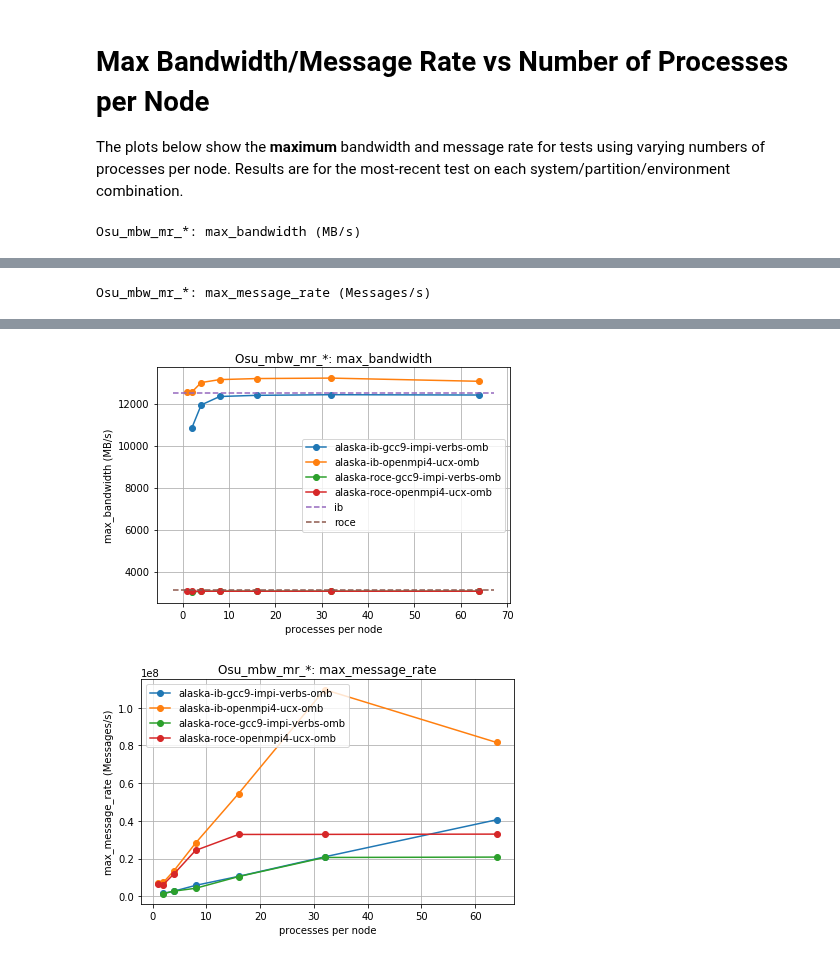
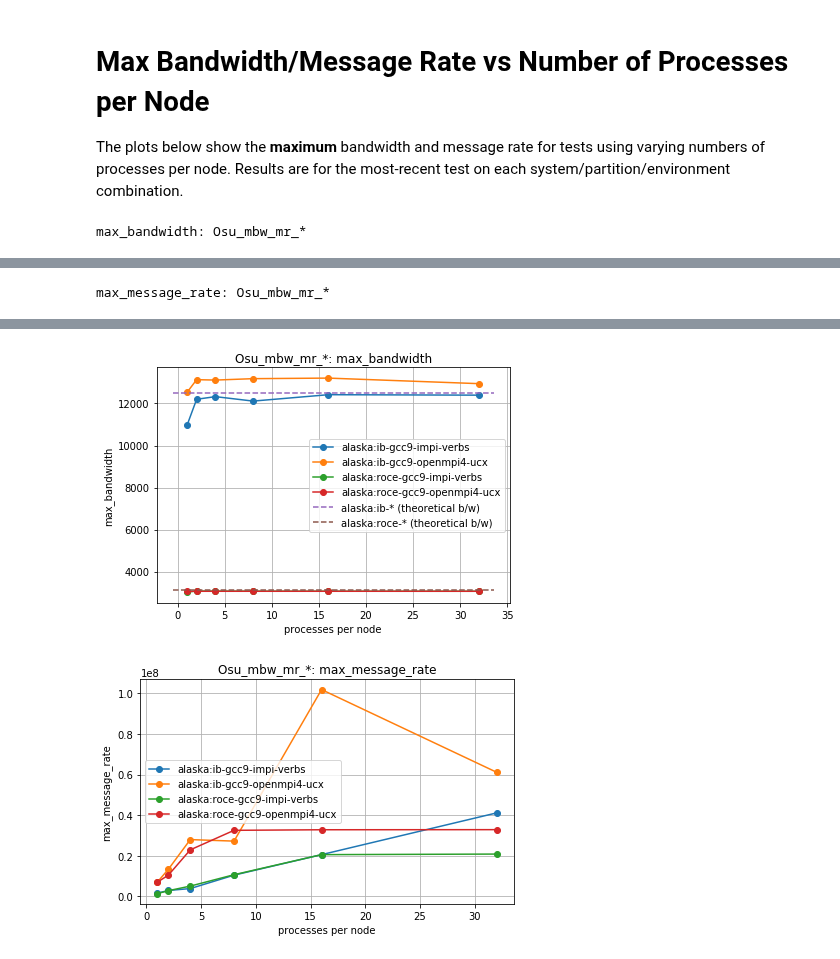
Before and after one commit to ukri-excalibur/excalibur-tests, a Jupyter notebook: apps/omb/OMB.ipynb, the cells around one changed output, grey strips where cells are left out. Drawn from its saved outputs; the diff is of its cells as text; code cells hidden in the pictures.

```diff
--- a/apps/omb/OMB.ipynb
+++ b/apps/omb/OMB.ipynb
@@ -29,19 +29,20 @@ The plots below show results vs message size for tests using a single process pe
 for test in ['Osu_bw', 'Osu_bibw', 'Osu_mbw_mr_2', 'Osu_latency']:
 
     # find all data and work out differences between them:
-    paths = modules.utils.find_run_outputs(root='../output', test=test)
+    paths = modules.utils.find_run_outputs(root='../../output', test=test)
     fig, ax = plt.subplots(nrows=1, ncols=1)
-    common, meta_diffs = modules.utils.diff_dicts([modules.utils.parse_path_metadata(p) for p in paths], ignore=['path'])
+    meta = [modules.utils.parse_path_metadata(p) for p in paths]
 
     # load and plot:
     for ix, path in enumerate(paths):
         data = modules.omb.read_omb_out(path)
-        label = '-'.join(meta_diffs[ix].values())
+        label = '%s:%s' % (meta[ix]['sysname'], meta[ix]['partition'])
         plt.plot(data.columns[0], data.columns[1], 'o-', data=data, label=label)
 
     # format plot:
     ax.set_xscale('log', basex=2)
-    ax.set_yscale('log', basey=10)
+    if 'latency' in test:
+        ax.set_yscale('log', basey=10)
     ax.xaxis.set_major_formatter(ticker.FuncFormatter(lambda x, pos: modules.utils.sizeof_fmt(x)))
     ax.grid(True, which="both")
     ax.set_xlabel(data.columns[0])
@@ -60,34 +61,29 @@ The plots below show the **maximum** bandwidth and message rate for tests using
 # %%
 # TODO: needs to be loaded from system config somewhere
 Gb_to_MB = 125.0
-ALASKA_BANDWIDTH = {'ib': 100 * 125.0, 'roce': 25 * Gb_to_MB}
 
-for test in ['Osu_mbw_mr_*']:
+test = 'Osu_mbw_mr_*'
 
-    # load perf records:
-    perf_records = modules.utils.load_perf_logs('../perflogs', test, '.log')
+for perf_var in ['max_bandwidth', 'max_message_rate']:
 
-    # calculate number of processes (=tasks):
-    perf_records['procs_per_node'] = [int(tn.rsplit('_')[-1]) for tn in perf_records['testname']]
+    # get, plot and tabulate data:
+    df = modules.utils.tabulate_last_perf(test, 'procs_per_node', perf_var)
+    print('%s: %s' % (perf_var, test))
+    display(HTML(df.to_html()))
+    ax = df.plot(grid=True, style='o-')
 
-    # plot/tabulate:
-    for perf_var in ['max_bandwidth', 'max_message_rate']:
-
-        perf_unit = perf_records[perf_records['perf_var'] == perf_var]['perf_unit'].iloc[0] # assumes unique
-        table = modules.plots.tabulate_last_perf_vs(perf_records, 'procs_per_node', perf_var)
-        ax = table.plot(grid=True, style='o-')
-
-        if 'bandwidth' in perf_var:
-            xlim = ax.get_xlim()
-            for net, bw in ALASKA_BANDWIDTH.items():
-                ax.plot(xlim, [bw, bw], '--', label=net)
-
-        ax.set_xlabel('processes per node')
-        ax.set_ylabel('%s (%s)' % (perf_var, perf_unit))
-        plt.tight_layout()
-        ax.set_title('%s: %s' % (test, perf_var))
-        ax.legend()
-        print('%s: %s (%s)' % (test, perf_var, perf_unit))
-        display(HTML(table.to_html()))
+    # add max bandwidth to relevant plots:
+    if 'bandwidth' in perf_var:
+        xlim = ax.get_xlim()
+        for syspart, bw in modules.utils.get_sys_param('interconnect_Gb').items():
+            theoretical_bw_MB = bw * Gb_to_MB
+            label = syspart + " (theoretical b/w)"
+            ax.plot(xlim, [theoretical_bw_MB, theoretical_bw_MB], '--', label=label)
+    # format:
+    ax.set_xlabel('processes per node')
+    ax.set_ylabel(perf_var)
+    plt.tight_layout()
+    ax.set_title('%s: %s' % (test, perf_var))
+    ax.legend()
 # %% [output]
-Osu_mbw_mr_*: max_bandwidth (MB/s)
+max_bandwidth: Osu_mbw_mr_*
@@ -103 +98 @@ Osu_mbw_mr_*: max_bandwidth (MB/s)
-Osu_mbw_mr_*: max_message_rate (Messages/s)
+max_message_rate: Osu_mbw_mr_*
@@ -113,2 +107,2 @@ Osu_mbw_mr_*: max_message_rate (Messages/s)
-[figure, old version]
+[figure, new version]
-[figure, old version]
+[figure, new version]
```
Also changed, not shown: parts of 3 cells of this notebook.
